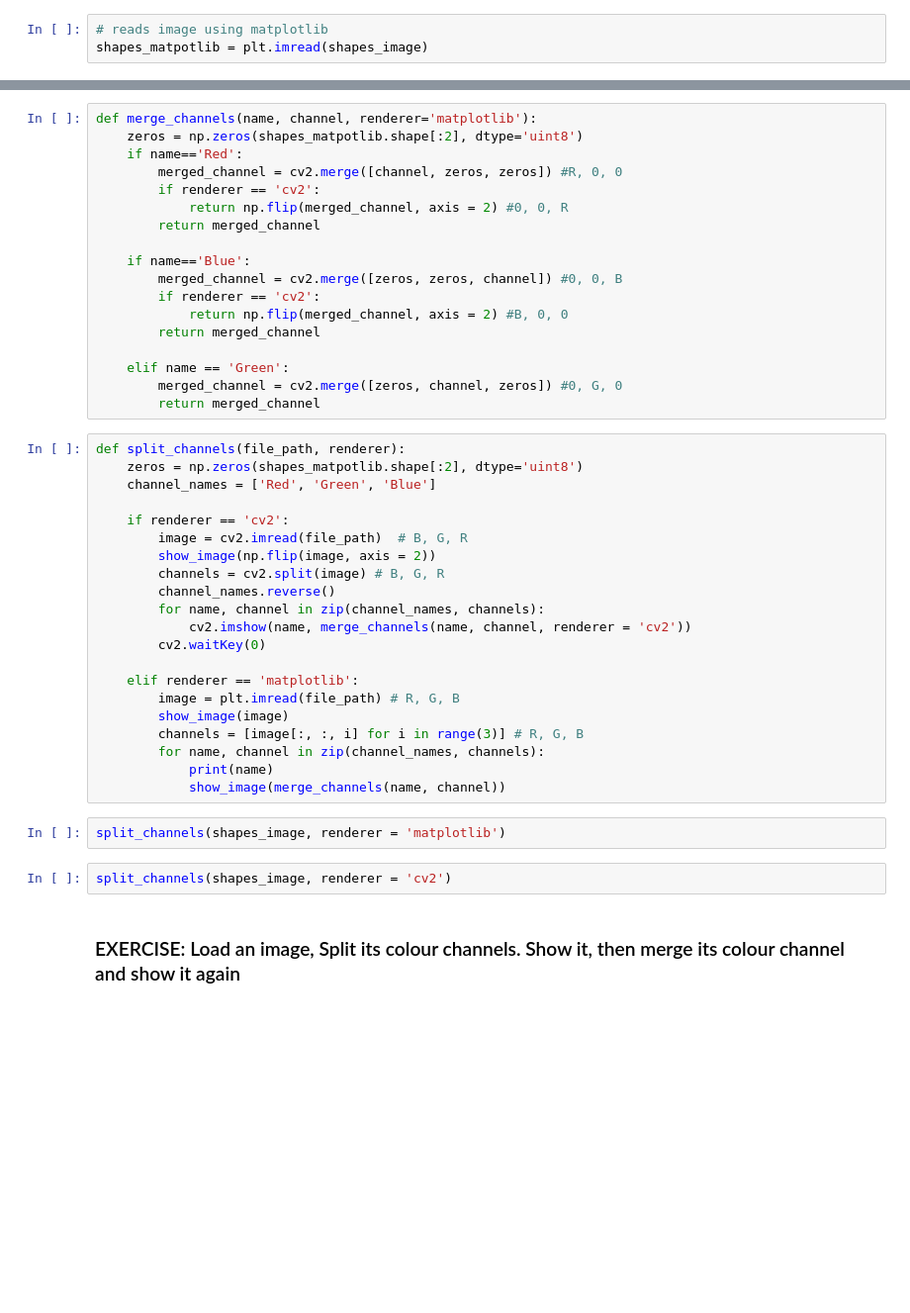
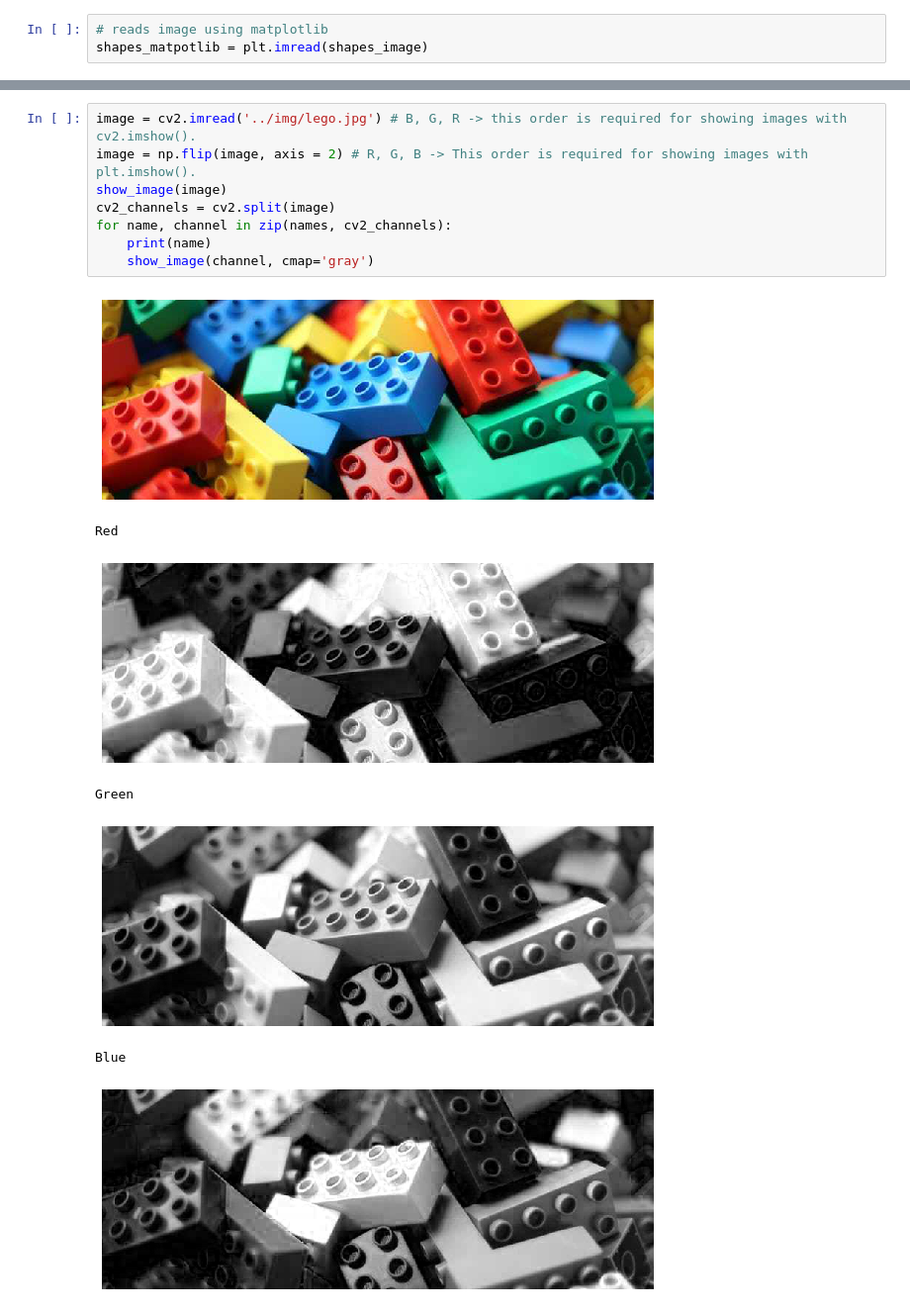
Before and after one commit to beginners-machine-learning-london/computer_vision_basics, a Jupyter notebook: notebooks/Lesson 1 - Basic Image Operations.ipynb, the cells around one changed output, grey strips where cells are left out. Shown at 99% size. Cells and saved outputs as stored; diff of their text form; blank space fills up the shorter version.

Commit message:
Fix bugs - Add Exercises

```diff
--- a/notebooks/Lesson 1 - Basic Image Operations.ipynb
+++ b/notebooks/Lesson 1 - Basic Image Operations.ipynb
@@ -74,45 +147,16 @@ np.flip(x, axis =0 )
-# %%
-def merge_channels(name, channel, renderer='matplotlib'):
-    zeros = np.zeros(shapes_matpotlib.shape[:2], dtype='uint8')
-    if name=='Red':
-        merged_channel = cv2.merge([channel, zeros, zeros]) #R, 0, 0
-        if renderer == 'cv2':
-            return np.flip(merged_channel, axis = 2) #0, 0, R
-        return merged_channel
-
-    if name=='Blue':
-        merged_channel = cv2.merge([zeros, zeros, channel]) #0, 0, B
-        if renderer == 'cv2':
-            return np.flip(merged_channel, axis = 2) #B, 0, 0
-        return merged_channel
-
-    elif name == 'Green':
-        merged_channel = cv2.merge([zeros, channel, zeros]) #0, G, 0
-        return merged_channel
-# %%
-def split_channels(file_path, renderer):
-    zeros = np.zeros(shapes_matpotlib.shape[:2], dtype='uint8')
-    channel_names = ['Red', 'Green', 'Blue']
-
-    if renderer == 'cv2':
-        image = cv2.imread(file_path)  # B, G, R
-        show_image(np.flip(image, axis = 2))
-        channels = cv2.split(image) # B, G, R
-        channel_names.reverse()
-        for name, channel in zip(channel_names, channels):
-            cv2.imshow(name, merge_channels(name, channel, renderer = 'cv2'))
-        cv2.waitKey(0)
-
-    elif renderer == 'matplotlib':
-        image = plt.imread(file_path) # R, G, B
-        show_image(image)
-        channels = [image[:, :, i] for i in range(3)] # R, G, B
-        for name, channel in zip(channel_names, channels):
-            print(name)
-            show_image(merge_channels(name, channel))
-# %%
-split_channels(shapes_image, renderer = 'matplotlib')
-# %%
-split_channels(shapes_image, renderer = 'cv2')
-# %% [markdown]
-### EXERCISE: Load an image, Split its colour channels. Show it, then merge its colour channel and show it again
+# %%
+image = cv2.imread('../img/lego.jpg') # B, G, R -> this order is required for showing images with cv2.imshow().
+image = np.flip(image, axis = 2) # R, G, B -> This order is required for showing images with plt.imshow().
+show_image(image)
+cv2_channels = cv2.split(image)
+for name, channel in zip(names, cv2_channels):
+    print(name)
+    show_image(channel, cmap='gray')
+# %% [output]
+[figure, added]
+Red
+[figure, added]
+Green
+[figure, added]
+Blue
+[figure, added]
```
Also changed, not shown: parts of 26 cells of this notebook.
